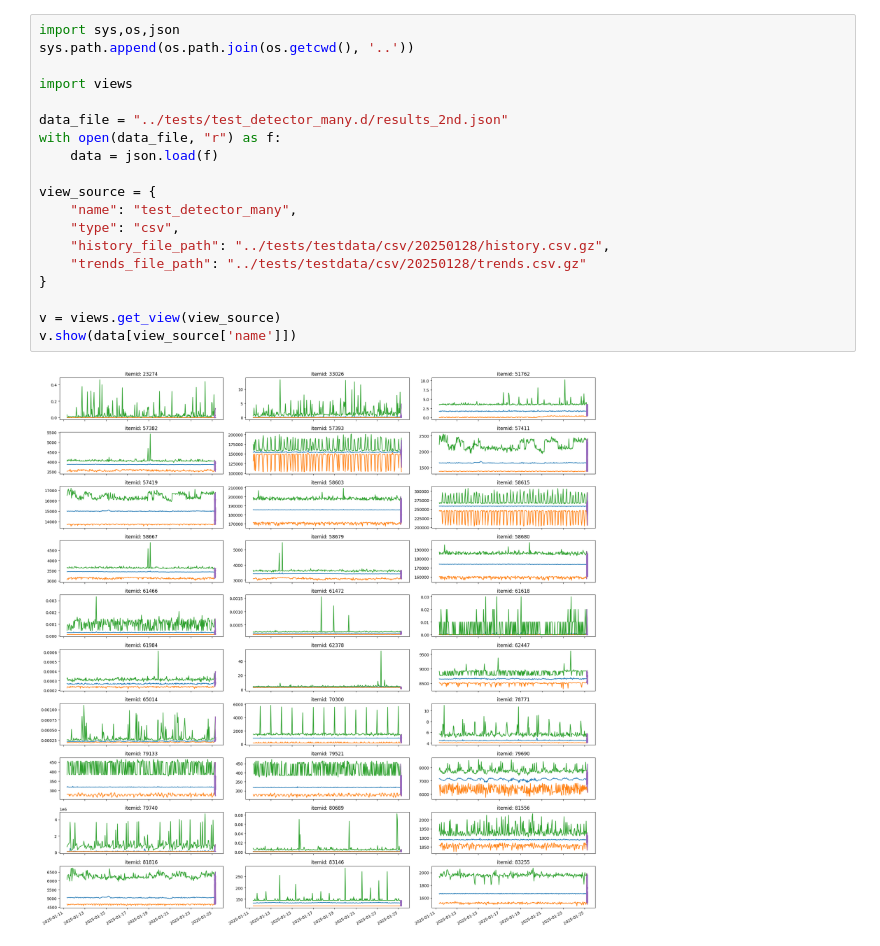
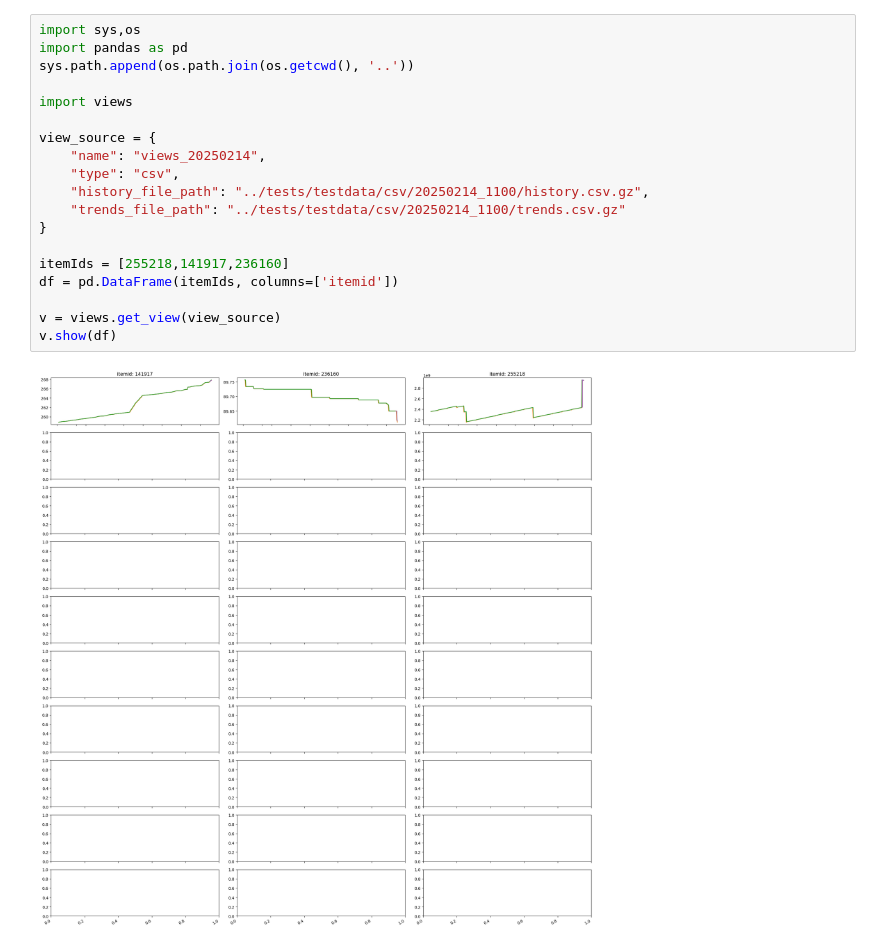
Before and after one commit to toku463ne/pyAnomalyDetector, a Jupyter notebook: jupyter_notebook/plot_csv_view.ipynb, the cells around one changed output. Drawn from its saved outputs; the diff is of its cells as text.

```diff
--- a/jupyter_notebook/plot_csv_view.ipynb
+++ b/jupyter_notebook/plot_csv_view.ipynb
@@ -1,21 +1,21 @@
 # %%
-import sys,os,json
+import sys,os
+import pandas as pd
 sys.path.append(os.path.join(os.getcwd(), '..'))
 
 import views
 
-data_file = "../tests/test_detector_many.d/results_2nd.json"
-with open(data_file, "r") as f:
-    data = json.load(f)
-
 view_source = {
-    "name": "test_detector_many",
+    "name": "views_20250214",
     "type": "csv",
-    "history_file_path": "../tests/testdata/csv/20250128/history.csv.gz",
-    "trends_file_path": "../tests/testdata/csv/20250128/trends.csv.gz"
+    "history_file_path": "../tests/testdata/csv/20250214_1100/history.csv.gz",
+    "trends_file_path": "../tests/testdata/csv/20250214_1100/trends.csv.gz"
 }
 
+itemIds = [255218,141917,236160]
+df = pd.DataFrame(itemIds, columns=['itemid'])
+
 v = views.get_view(view_source)
-v.show(data[view_source['name']])
+v.show(df)
 # %% [output]
-[figure, old version]
+[figure, new version]
```
Also changed, not shown: 18 other files.
